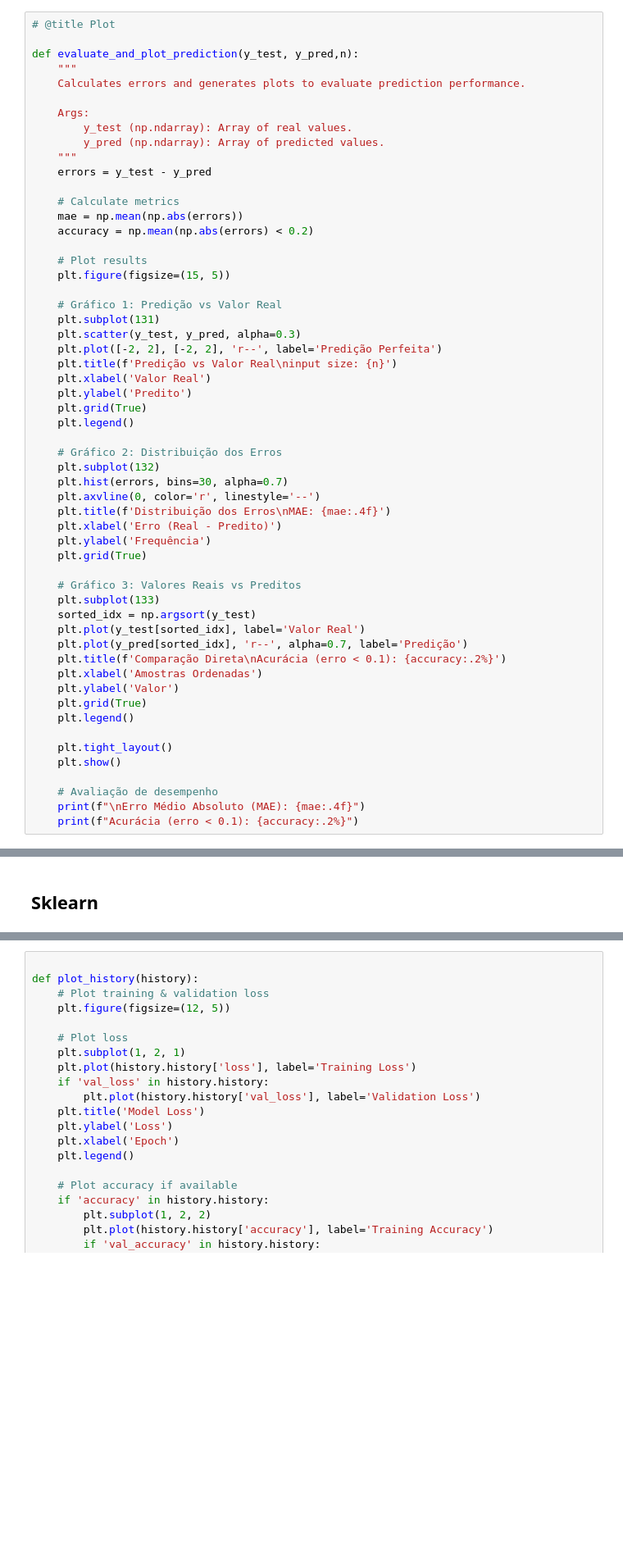
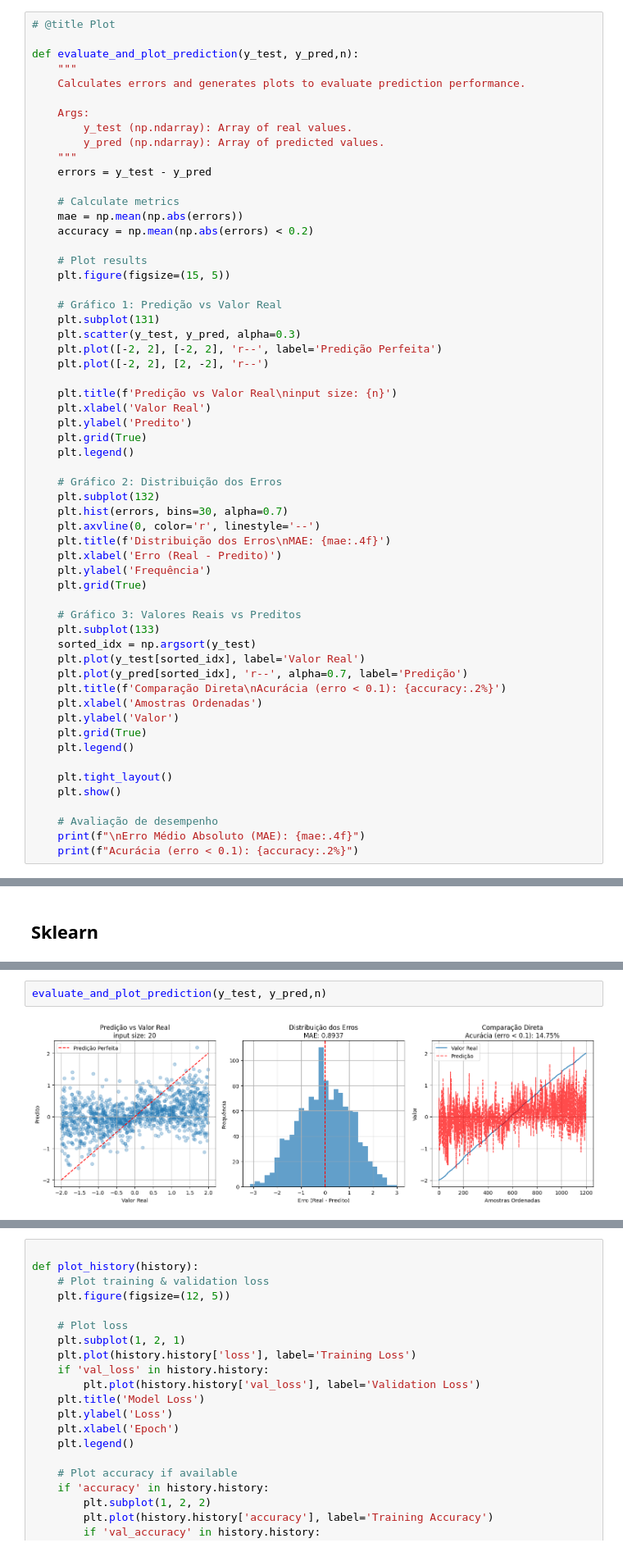
Before and after one commit to joaoBernardinoo/avoid-obstacle-collision, a Jupyter notebook: MLP.ipynb, the cells around one changed output, grey strips where cells are left out. Shown at 82% size. Drawn from its saved outputs; the diff is of its cells as text; blank space fills up the shorter version.

```diff
--- a/MLP.ipynb
+++ b/MLP.ipynb
@@ -66,6 +36,8 @@ def evaluate_and_plot_prediction(y_test, y_pred,n):
     plt.subplot(131)
     plt.scatter(y_test, y_pred, alpha=0.3)
     plt.plot([-2, 2], [-2, 2], 'r--', label='Predição Perfeita')
+    plt.plot([-2, 2], [2, -2], 'r--')
+
     plt.title(f'Predição vs Valor Real\ninput size: {n}')
     plt.xlabel('Valor Real')
     plt.ylabel('Predito')
@@ -214,0 +471,4 @@ Acurácia (erro < 0.1): 20.85%
+# %%
+evaluate_and_plot_prediction(y_test, y_pred,n)
+# %% [output]
+[figure, added]
```
Also changed, not shown: parts of 31 cells of this notebook, 20 other files.
